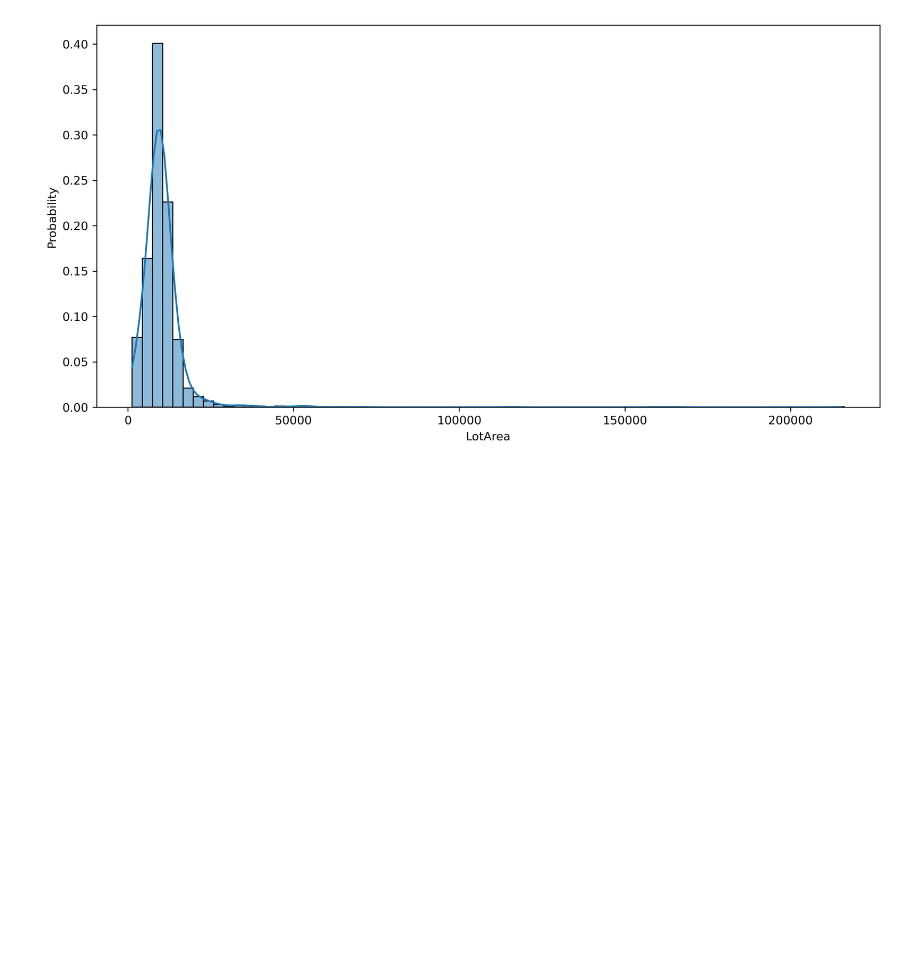
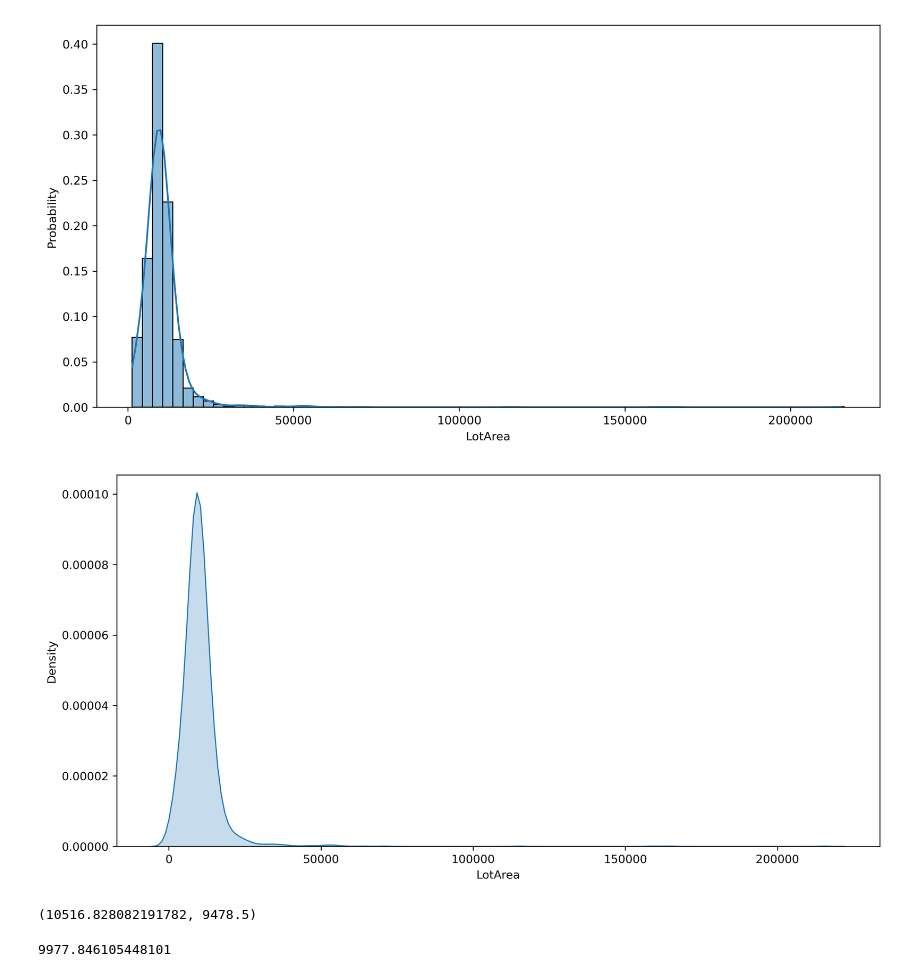
Before and after one commit to ashen007/Housing-Sale-Price-analysis, a Jupyter notebook: notebooks/distributions_cont.ipynb, the cells around one changed output. Drawn from its saved outputs; the diff is of its cells as text; code cells hidden in the pictures; blank space fills up the shorter version.

Commit message:
density distribution

```diff
--- a/notebooks/distributions_cont.ipynb
+++ b/notebooks/distributions_cont.ipynb
@@ -41,3 +41,18 @@ sns.histplot(x=data['LotArea'],binwidth=bins,kde=True,stat='probability')
 plt.show()
 # %% [output]
 [figure]
+# %%
+# density distribution
+plt.figure(figsize=[12,6],dpi=300)
+sns.kdeplot(x=data['LotArea'],shade=True)
+plt.show()
+# %% [output]
+[figure, added]
+# %%
+np.mean(data['LotArea']), np.median(data['LotArea'])
+# %% [output]
+(10516.828082191782, 9478.5)
+# %%
+np.std(data['LotArea'])
+# %% [output]
+9977.846105448101
```
